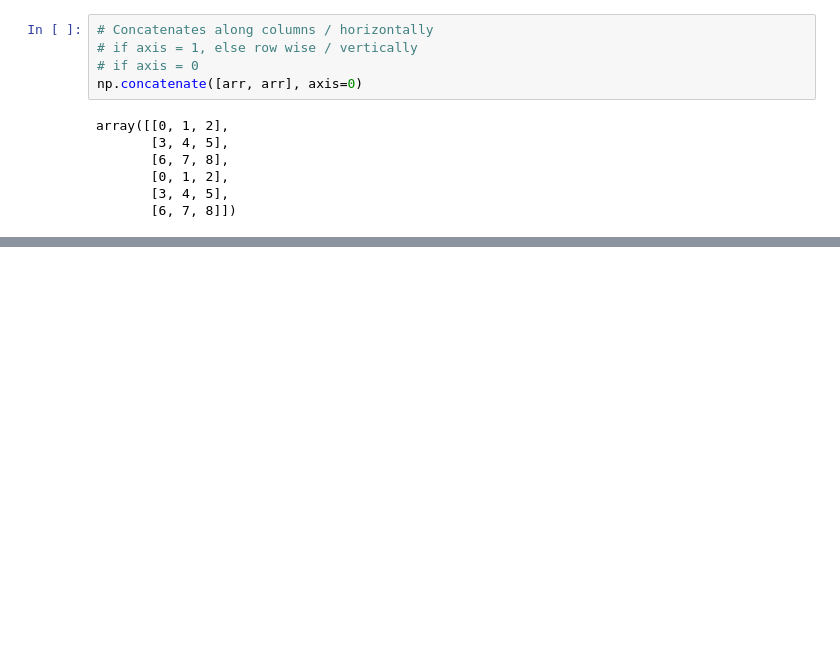
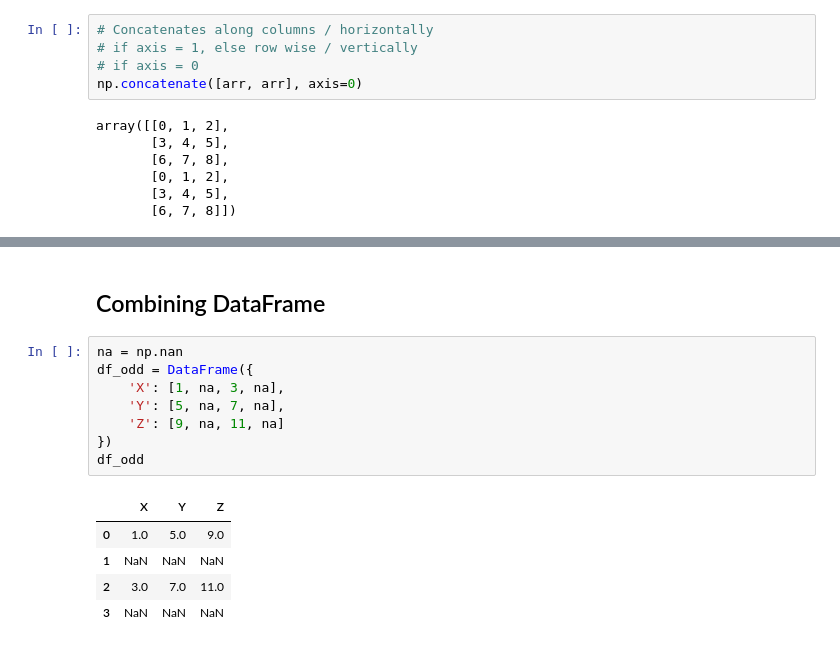
Before and after one commit to maykulkarni/DSandMLinPython, a Jupyter notebook: pandas/dataframe_advanced_I.ipynb, the cells around one changed output, grey strips where cells are left out. Cells and saved outputs as stored; diff of their text form; blank space fills up the shorter version.

```diff
--- a/pandas/dataframe_advanced.ipynb
+++ b/pandas/dataframe_advanced_I.ipynb
@@ -236,0 +237,16 @@ pd.concat([df, df2], ignore_index=True)
+# %% [markdown]
+## Combining DataFrame
+# %%
+na = np.nan
+df_odd = DataFrame({
+    'X': [1, na, 3, na],
+    'Y': [5, na, 7, na],
+    'Z': [9, na, 11, na]
+})
+df_odd
+# %% [output]
+|  | X | Y | Z |
+| 0 | 1.0 | 5.0 | 9.0 |
+| 1 | NaN | NaN | NaN |
+| 2 | 3.0 | 7.0 | 11.0 |
+| 3 | NaN | NaN | NaN |
```
Also changed, not shown: parts of 21 cells of this notebook, 3 other files.
